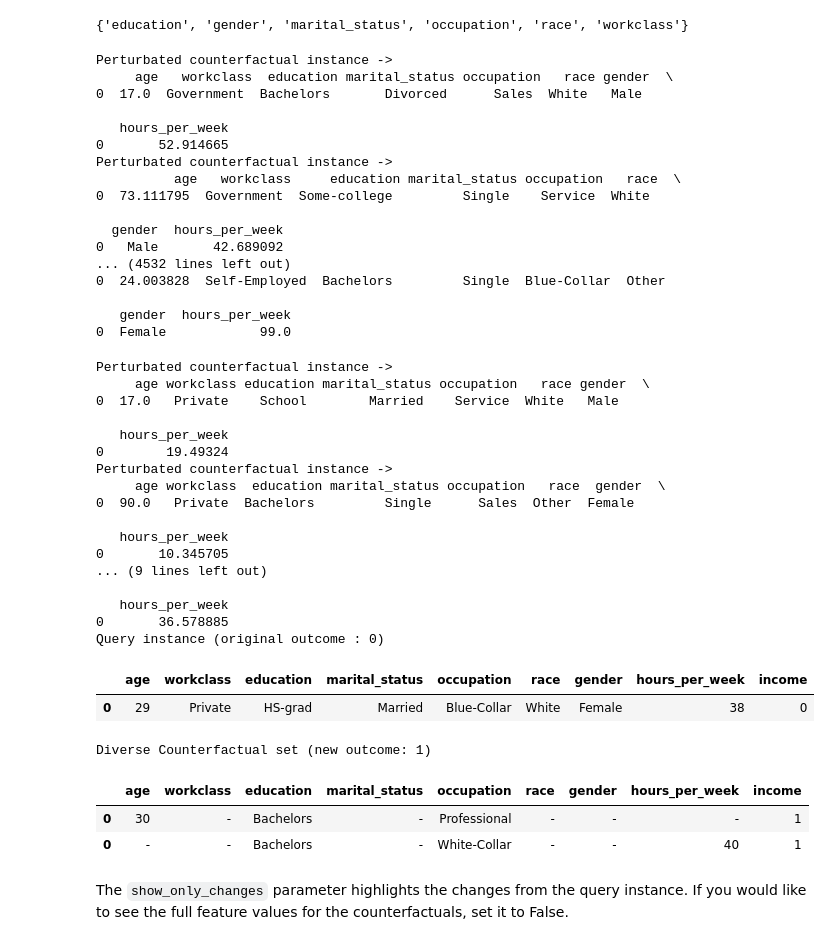
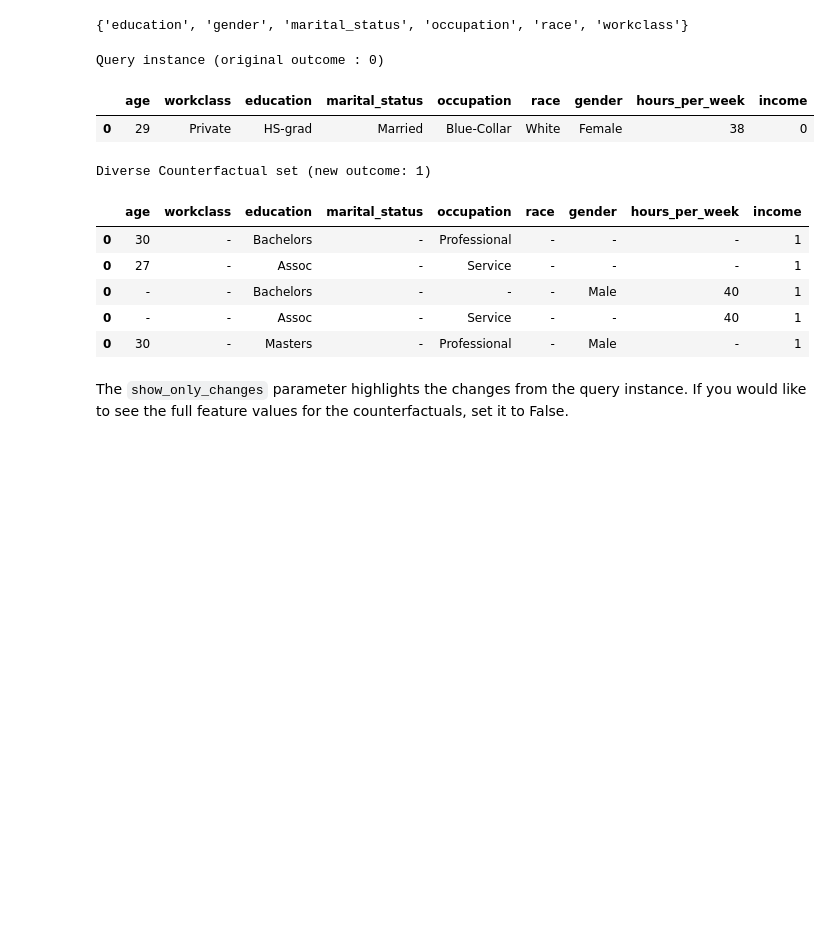
Before and after one commit to Dice-Extended/dice-x, a Jupyter notebook: docs/source/notebooks/DiCE_getting_started.ipynb, the cells around one changed output. Drawn from its saved outputs; the diff is of its cells as text; code cells hidden in the pictures; blank space fills up the shorter version.

```diff
--- a/docs/source/notebooks/DiCE_getting_started.ipynb
+++ b/docs/source/notebooks/DiCE_getting_started.ipynb
@@ -162,65 +162,35 @@ set(cat_features.keys())
 # %%
 gaussian_kwargs = {
     'continuous_features': numerical,
     'categorical_features': cat_features,
     'std_dev': 0.1
 }
 
 random_kwargs = {
     'continuous_features': numerical,
     'categorical_features': cat_features,
     'feature_ranges': exp.data_interface.get_features_range_float()[1]
 }
 
 spherical_kwargs = {
     'continuous_features': numerical,
     'categorical_features': cat_features,
     'feature_ranges': exp.data_interface.get_features_range_float()[1]
 }
 
-e1 = exp.generate_counterfactuals(x_test[0:1], total_CFs=2, perturbation_method="spherical", desired_class="opposite", **spherical_kwargs)
+e1 = exp.generate_counterfactuals(x_test[0:1], total_CFs=5, perturbation_method="gaussian", desired_class="opposite", **gaussian_kwargs)
 e1.visualize_as_dataframe(show_only_changes=True)
 # %% [output]
-Perturbated counterfactual instance ->
-     age   workclass  education marital_status occupation   race gender  \
-0  17.0  Government  Bachelors       Divorced      Sales  White   Male
-
-   hours_per_week
-0       52.914665
-Perturbated counterfactual instance ->
-          age   workclass     education marital_status occupation   race  \
-0  73.111795  Government  Some-college         Single    Service  White
-
-  gender  hours_per_week
-0   Male       42.689092
-... (4532 lines left out)
-0  24.003828  Self-Employed  Bachelors         Single  Blue-Collar  Other
-
-   gender  hours_per_week
-0  Female            99.0
+Query instance (original outcome : 0)
+|  | age | workclass | education | marital_status | occupation | race | gender | hours_per_week | income |
+| 0 | 29 | Private | HS-grad | Married | Blue-Collar | White | Female | 38 | 0 |
-Perturbated counterfactual instance ->
-     age workclass education marital_status occupation   race gender  \
-0  17.0   Private    School        Married    Service  White   Male
-
-   hours_per_week
-0        19.49324
-Perturbated counterfactual instance ->
-     age workclass  education marital_status occupation   race  gender  \
-0  90.0   Private  Bachelors         Single      Sales  Other  Female
-
-   hours_per_week
-0       10.345705
-... (9 lines left out)
-
-   hours_per_week
-0       36.578885
-Query instance (original outcome : 0)
+Diverse Counterfactual set (new outcome: 1)
-|  | age | workclass | education | marital_status | occupation | race | gender | hours_per_week | income |
-| 0 | 29 | Private | HS-grad | Married | Blue-Collar | White | Female | 38 | 0 |
-Diverse Counterfactual set (new outcome: 1)
 |  | age | workclass | education | marital_status | occupation | race | gender | hours_per_week | income |
 | 0 | 30 | - | Bachelors | - | Professional | - | - | - | 1 |
-| 0 | - | - | Bachelors | - | White-Collar | - | - | 40 | 1 |
+| 0 | 27 | - | Assoc | - | Service | - | - | - | 1 |
+| 0 | - | - | Bachelors | - | - | - | Male | 40 | 1 |
+| 0 | - | - | Assoc | - | Service | - | - | 40 | 1 |
+| 0 | 30 | - | Masters | - | Professional | - | Male | - | 1 |
 # %% [markdown]
 The `show_only_changes` parameter highlights the changes from the query instance. If you would like to see the full feature values for the counterfactuals, set it to False.
 # %%
```
Also changed, not shown: 1 other file.
